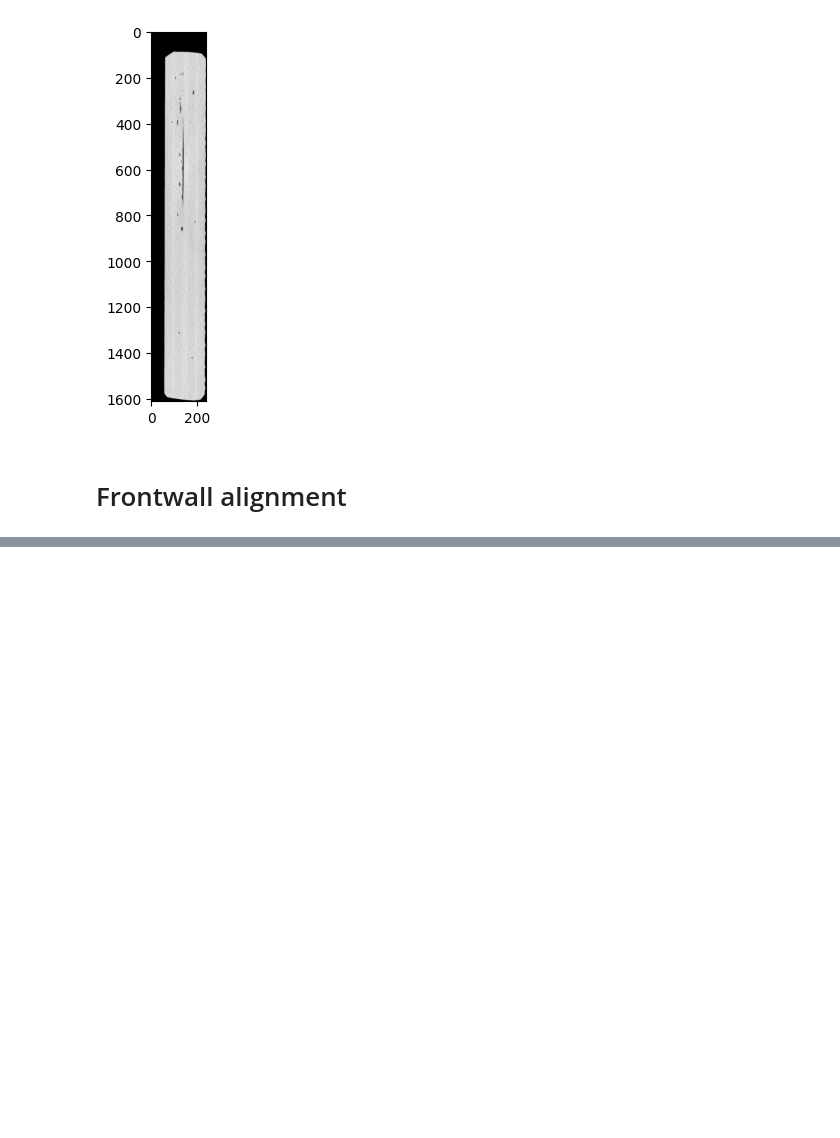
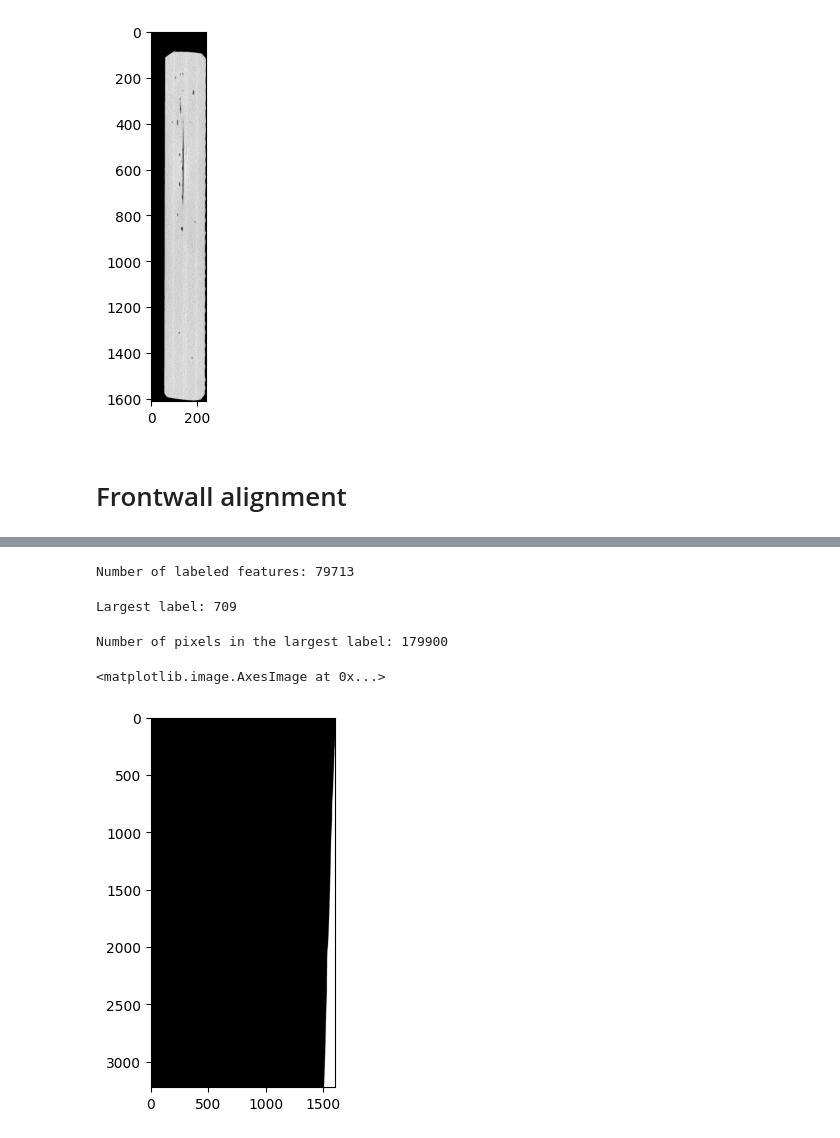
Before and after one commit to topeberti/UTvsXCT-preprocessing, a Jupyter notebook: desarrollo/aligner/pruebas2025_frontwall_aligner.ipynb, the cells around one changed output, grey strips where cells are left out. Saved outputs shown, nothing was run; the diff lists cells and outputs as text; code cells hidden in the pictures; blank space fills up the shorter version.

```diff
--- a/desarrollo/aligner/pruebas2025_frontwall_aligner.ipynb
+++ b/desarrollo/aligner/pruebas2025_frontwall_aligner.ipynb
@@ -97,0 +72,33 @@ viewer.add_image(first_non_zero)
+# %%
+#label the frontwall volume
+from scipy.ndimage import label
+
+# Label the frontwall volume
+labeled_frontwall, num_features = label(frontwall_volume)
+
+print(f"Number of labeled features: {num_features}")
+# %% [output]
+Number of labeled features: 79713
+# %%
+#get the biggest label
+largest_label = np.argmax(np.bincount(labeled_frontwall.flat)[1:]) + 1  # +1 to account for the background label
+print(f"Largest label: {largest_label}")
+# %% [output]
+Largest label: 709
+# %%
+#count the number of pixels in the largest label
+largest_label_count = np.sum(labeled_frontwall == largest_label)
+print(f"Number of pixels in the largest label: {largest_label_count}")
+# %% [output]
+Number of pixels in the largest label: 179900
+# %%
+#put to zero all the other labels
+labeled_frontwall[labeled_frontwall != largest_label] = 0
+# %%
+#binarize the labeled frontwall
+labeled_frontwall = labeled_frontwall > 0
+# %%
+plt.imshow(labeled_frontwall.max(axis=2), cmap='gray')
+# %% [output]
+<matplotlib.image.AxesImage at 0x...>
+[figure, added]
```
Also changed, not shown: parts of 6 cells of this notebook.
